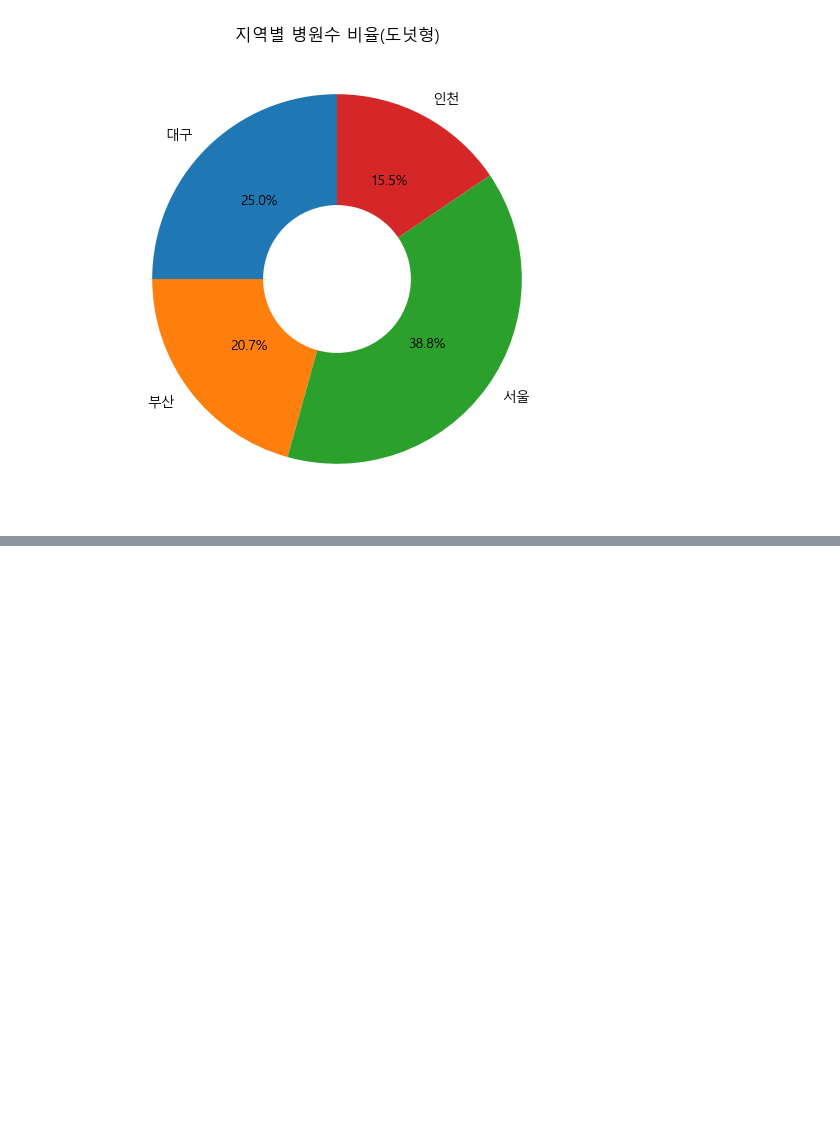
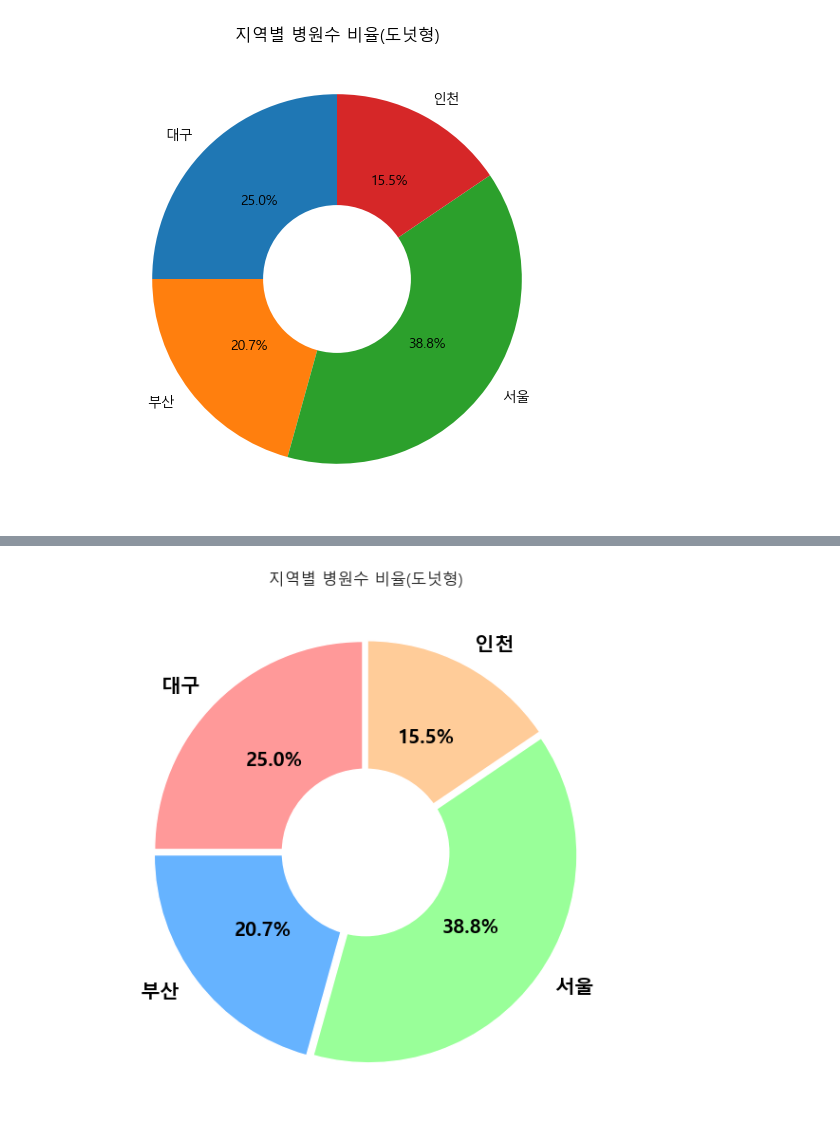
Before and after one commit to bjoj1234-pixel/Python2026, a Jupyter notebook: jupyter/pie-graph.ipynb, the cells around one changed output, grey strips where cells are left out. Cells and saved outputs as stored; diff of their text form; code cells hidden in the pictures; blank space fills up the shorter version.

```diff
--- a/jupyter/pie-graph.ipynb
+++ b/jupyter/pie-graph.ipynb
@@ -102,0 +173,78 @@ plt.show()
+# %%
+#반드시 pandas는 import하여 사용한다.
+import pandas as pd
+# matplotlib 매트플롯립도 반드시 import하여 사용한다.
+import matplotlib.pyplot as plt
+# seaborn: matplotlib 기반위에서 차트 이쁘게 꾸미는 도구
+import seaborn as sns
+
+#데이터 생성하기
+df1 = pd.DataFrame({
+    "지역":["서울","부산","대구"],
+    "총인구":[1000000,300000,200000]
+})
+df2 = pd.DataFrame({
+    "지역":["서울","부산","인천"],
+    "병원수":[150,80,60]
+})
+
+#데이터 전처리를 위해 merge(명함)을 진행한다.
+#outer로 병합하면 df1과 df2가 합집합이 된다.
+merged = pd.merge(df1,df2,on="지역",how="outer")
+
+#결측치 처리를 진행한다.
+#결측치는 병원수와, 총인구의 평균으로 정의한다.
+merged['총인구'] = merged['총인구'].fillna(merged['총인구'].mean())
+merged['병원수'] = merged['병원수'].fillna(merged['병원수'].mean())
+merged
+
+
+#seaborn 스타일 지정
+sns.set_style('whitegrid') # 배경스타일 설정, dark : 그리드 없이 어두운 배경 지정
+sns.set_palette('pastel') # 색상 스타일 지정, deep : 진하게
+
+#-------------------------------------
+# 세로 막대 그래프 만들기 : plt.bar(x,y)
+#-------------------------------------
+#-------------------------------------
+# 반드시 한글 깨짐 현상 코드를 삽입한다.
+#-------------------------------------
+plt.rcParams['font.family'] = 'Malgun Gothic'
+plt.rcParams['axes.unicode_minus'] = False
+
+plt.figure(figsize=(6,6))
+
+colors = ['#ff9999','#66b3ff','#99ff99','#ffcc99']
+
+
+# 각 조각을 돌출할 때 사용하는 명령어
+# explode 설정 => explode = [0.05] * len(merged)
+# [0.05],[0.05],[0.05],[0.05] 이만큼씩 사이가 띄워짐
+explode = [0.02] * len(merged)
+
+# 원형 그래프 만들기 : plt.pie(항목)
+# labels = merged['지역'] =>원형 그래프 각각 파이의 이름
+# autopct = '%1.1f%%' => 원형 그래프 각 조각의 백분율 출력
+# startangle = 90 => 원형 그래프 시작 위치, 90이면 위쪽부터 시작
+
+plt.pie(merged['병원수'], labels=merged['지역'], autopct='%1.1f%%', startangle=90,
+        colors=colors,#각 조각 색상 지정
+        explode = explode,
+        wedgeprops=({'edgecolor':'white'}), #각 조각 사이의 흰색 경계선 출력
+        textprops={'fontsize':15,'color':'black','fontweight':'bold'}
+       )
+
+# 도넛 그래프 만들기
+# plt.Circle((0,0),0.6,fc='white')
+# (0,0) => 중심, 반지름 0.6 짜리, 흰색원을 그린다.
+# plt.gca().add_artist(center_circle) => 그래프에 추가해줘
+centre_circle = plt.Circle((0,0),0.4,fc='white')
+plt.gca().add_artist(centre_circle)
+
+# 원형 그래프는 x,y축이 필요하지 않다.
+plt.title('지역별 병원수 비율(도넛형)')
+plt.tight_layout()
+
+plt.show()
+# %% [output]
+[figure, added]
```
Also changed, not shown: parts of 2 cells of this notebook, 4 other files.
